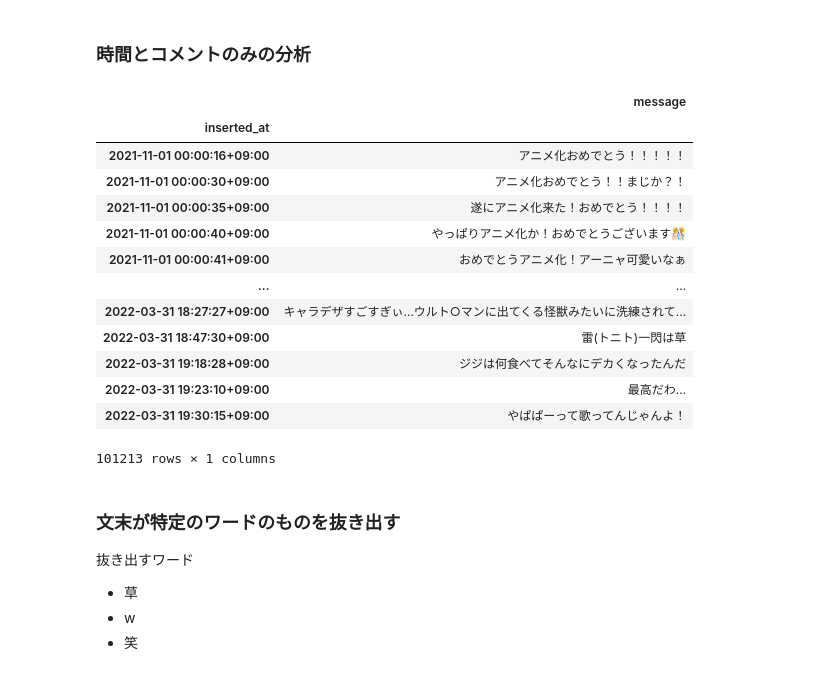
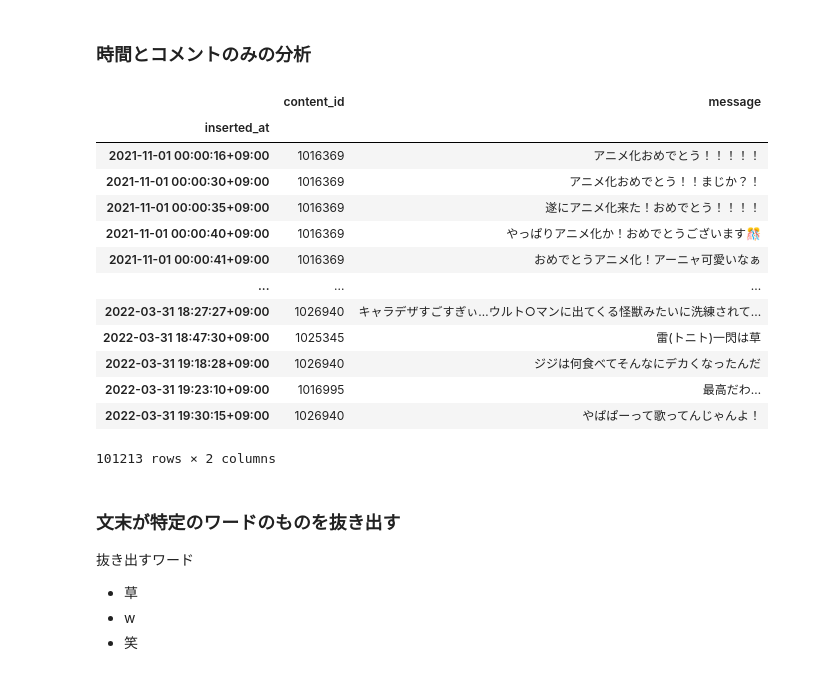
Before and after one commit to aSatoshiShimomura/ncg2022-training-DA, a Jupyter notebook: work/miake.ipynb, the cells around one changed output. Cells and saved outputs as stored; diff of their text form; code cells hidden in the pictures.

```diff
--- a/work/miake.ipynb
+++ b/work/miake.ipynb
@@ -19,32 +19,32 @@ df_comment = pd.read_csv("./data/comments.csv", header=0, index_col=None, parse_
 ### 時間とコメントのみの分析
 # %%
 # データの切り出し
-df_com_time  = df_comment[["inserted_at","message"]].copy()
+df_com_time  = df_comment[["inserted_at","message","content_id"]].copy()
 df_com_time["inserted_at"] = pd.to_datetime(df_com_time["inserted_at"],utc=True)
 # 日本時間にする
 df_com_time.index = pd.DatetimeIndex(df_com_time.inserted_at, name="inserted_at")
 df_com_time.index = df_com_time.index.tz_convert("Asia/Tokyo")
-df_comment_time = df_com_time[["message"]].copy()
+df_comment_time = df_com_time[["content_id","message"]].copy()
 df_comment_time
 
 #df_com_time.inserted_at = df_com_time.index
 # df_com_time.index = df_com_time.index.strftime('%Y年%m月%d日 %H時%M分%S秒') # 日本時間に変換できているかの確認用
 # df_comment_time = df_com_time.reset_index(drop=True).copy()
 # %% [output]
-|  | message |
-| inserted_at |  |
-| 2021-11-01 00:00:16+09:00 | アニメ化おめでとう！！！！！ |
-| 2021-11-01 00:00:30+09:00 | アニメ化おめでとう！！まじか？！ |
-| 2021-11-01 00:00:35+09:00 | 遂にアニメ化来た！おめでとう！！！！ |
-| 2021-11-01 00:00:40+09:00 | やっぱりアニメ化か！おめでとうございます🎊 |
-| 2021-11-01 00:00:41+09:00 | おめでとうアニメ化！アーニャ可愛いなぁ |
-| ... | ... |
-| 2022-03-31 18:27:27+09:00 | キャラデザすごすぎぃ…ウルト○マンに出てくる怪獣みたいに洗練されて... |
-| 2022-03-31 18:47:30+09:00 | 雷(トニト)一閃は草 |
-| 2022-03-31 19:18:28+09:00 | ジジは何食べてそんなにデカくなったんだ |
-| 2022-03-31 19:23:10+09:00 | 最高だわ… |
-| 2022-03-31 19:30:15+09:00 | やぱぱーって歌ってんじゃんよ！ |
+|  | content_id | message |
+| inserted_at |  |  |
+| 2021-11-01 00:00:16+09:00 | 1016369 | アニメ化おめでとう！！！！！ |
+| 2021-11-01 00:00:30+09:00 | 1016369 | アニメ化おめでとう！！まじか？！ |
+| 2021-11-01 00:00:35+09:00 | 1016369 | 遂にアニメ化来た！おめでとう！！！！ |
+| 2021-11-01 00:00:40+09:00 | 1016369 | やっぱりアニメ化か！おめでとうございます🎊 |
+| 2021-11-01 00:00:41+09:00 | 1016369 | おめでとうアニメ化！アーニャ可愛いなぁ |
+| ... | ... | ... |
+| 2022-03-31 18:27:27+09:00 | 1026940 | キャラデザすごすぎぃ…ウルト○マンに出てくる怪獣みたいに洗練されて... |
+| 2022-03-31 18:47:30+09:00 | 1025345 | 雷(トニト)一閃は草 |
+| 2022-03-31 19:18:28+09:00 | 1026940 | ジジは何食べてそんなにデカくなったんだ |
+| 2022-03-31 19:23:10+09:00 | 1016995 | 最高だわ… |
+| 2022-03-31 19:30:15+09:00 | 1026940 | やぱぱーって歌ってんじゃんよ！ |
-101213 rows × 1 columns
+101213 rows × 2 columns
 # %% [markdown]
 ### 文末が特定のワードのものを抜き出す
 抜き出すワード
```
Also changed, not shown: parts of 10 cells of this notebook.
